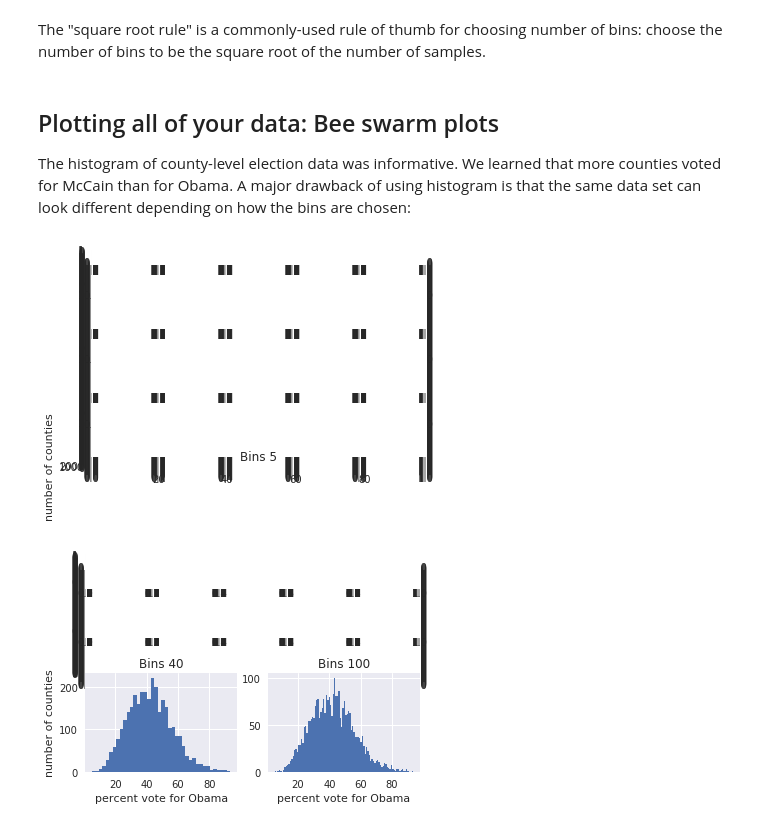
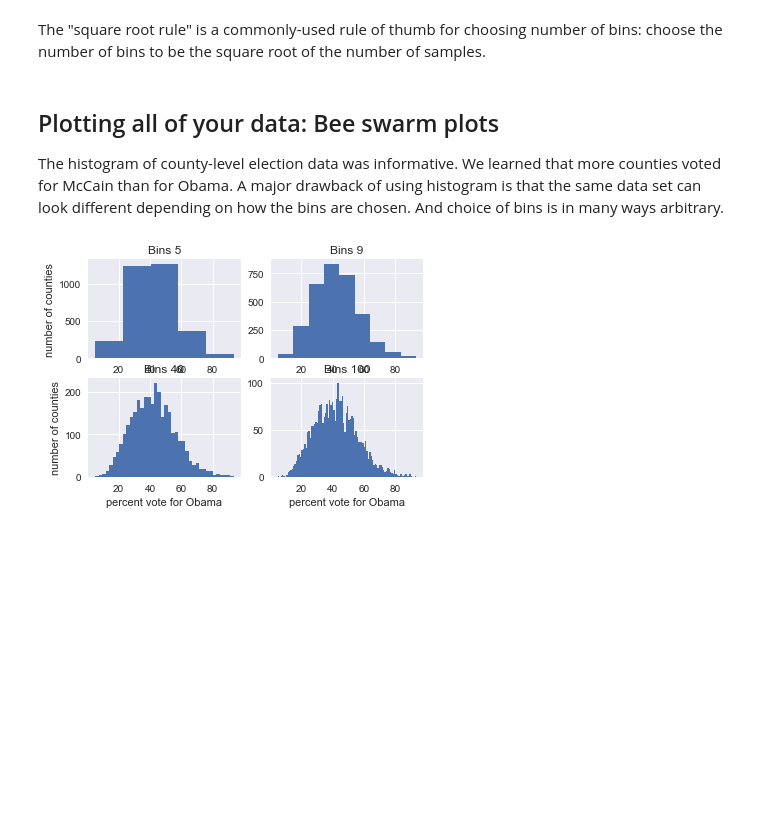
Before and after one commit to PablodelaCuesta/Statistics, a Jupyter notebook: 1. Exploratory data analysis/EDA.ipynb, the cells around one changed output. Drawn from its saved outputs; the diff is of its cells as text; code cells hidden in the pictures; blank space fills up the shorter version.

Commit message:
Exploratory data analysis

```diff
--- a/1. Exploratory data analysis/EDA.ipynb
+++ b/1. Exploratory data analysis/EDA.ipynb
@@ -80,31 +80,30 @@ def n_bins(data):
 ## Plotting all of your data: Bee swarm plots
 
 The histogram of county-level election data was informative. We learned that more counties voted for McCain than for Obama.
-A major drawback of using histogram is that the same data set can look different depending on how the bins are chosen:
+A major drawback of using histogram is that the same data set can look different depending on how the bins are chosen. And choice of bins is in many ways arbitrary.
 # %%
-plt.subplots(221)
-plt.hist(dataset['dem_share'], bins=5)
+plt.subplot(2,2,1)
+plt.hist(dataset['dem_share'], bins=5, histtype='stepfilled')
 plt.title('Bins 5')
 plt.ylabel('number of counties')
 
 
-plt.subplots(222)
+plt.subplot(2,2,2)
 plt.hist(dataset['dem_share'], bins=9)
 plt.title('Bins 9')
 
-plt.subplot(223)
+plt.subplot(2,2,3)
 plt.hist(dataset['dem_share'], bins=40)
 plt.title('Bins 40')
 plt.xlabel('percent vote for Obama')
 plt.ylabel('number of counties')
 
-plt.subplot(224)
+plt.subplot(2,2,4)
 plt.hist(dataset['dem_share'], bins=100)
 plt.xlabel('percent vote for Obama')
 plt.title('Bins 100')
 
 # Show the plot
 plt.show()
 # %% [output]
-[figure, old version]
+[figure, new version]
-[figure, removed]
```
Also changed, not shown: parts of 16 cells of this notebook, 1 other file.
